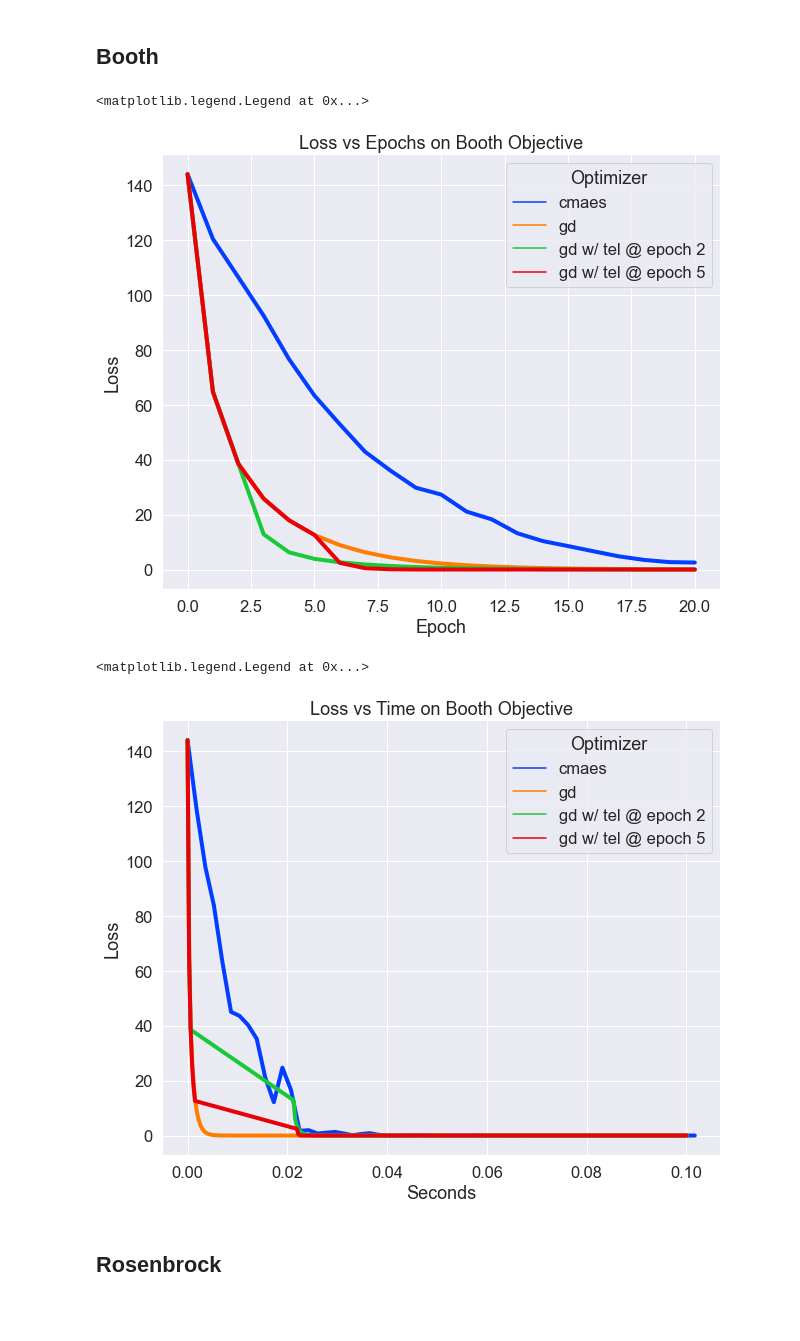
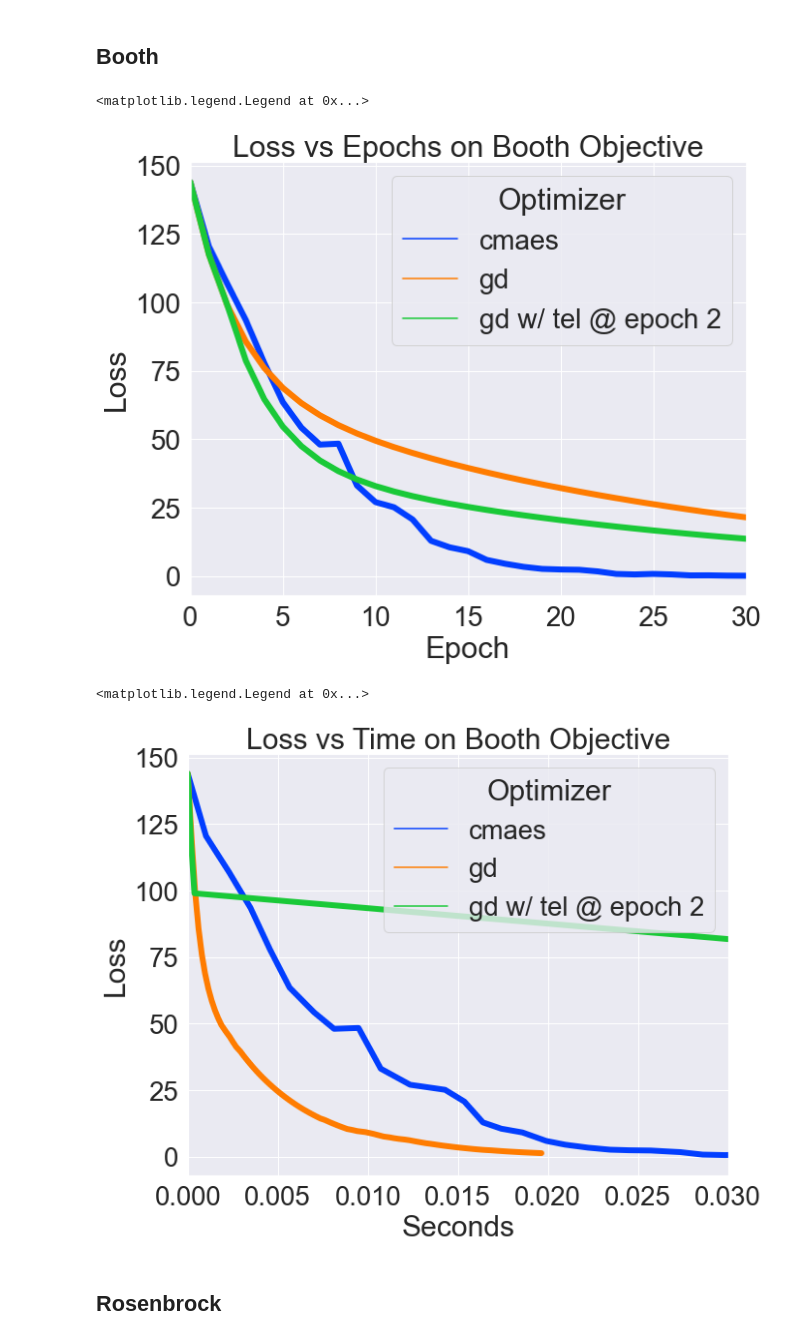
Before and after one commit to guyzam1r/optimization-research, a Jupyter notebook: experiments.ipynb, the cells around one changed output. Saved outputs shown, nothing was run; the diff lists cells and outputs as text; code cells hidden in the pictures; blank space fills up the shorter version.

```diff
--- a/experiments.ipynb
+++ b/experiments.ipynb
@@ -30,11 +29,12 @@ elli_time = run(obj, opts, secs, x_init, labels, changes, ts, use_time=True, ver
 # %%
-sns.set_theme(font_scale=1.5, style="darkgrid", palette="bright")
+sns.set_theme(font_scale=2.5, style="darkgrid", palette="bright")
 plt.figure(figsize=(10,8))
 
-fig = sns.lineplot(data=elli_epochs, x="epoch", y="loss", hue="label", linewidth=4)
+fig = sns.lineplot(data=elli, x="epoch", y="loss", hue="label", linewidth=6)
 
 fig.set_title("Loss vs Epochs on Ellipsoid Objective")
 fig.set(xlabel="Epoch", ylabel="Loss")
+fig.set(xlim=(0, 20))
 fig.legend(title="Optimizer")
 # %% [output]
 <matplotlib.legend.Legend at 0x...>
@@ -42,11 +42,12 @@ fig.legend(title="Optimizer")
 # %%
-sns.set_theme(font_scale=1.5, style="darkgrid", palette="bright")
+sns.set_theme(font_scale=2.5, style="darkgrid", palette="bright")
 plt.figure(figsize=(10,8))
 
-fig = sns.lineplot(data=elli_time, x="time", y="loss", hue="label", linewidth=4)
+fig = sns.lineplot(data=elli, x="time", y="loss", hue="label", linewidth=6)
 
 fig.set_title("Loss vs Time on Ellipsoid Objective")
 fig.set(xlabel="Seconds", ylabel="Loss")
+fig.set(xlim=(0, 0.015))
 fig.legend(title="Optimizer")
 # %% [output]
 <matplotlib.legend.Legend at 0x...>
@@ -55,41 +56,41 @@ fig.legend(title="Optimizer")
 ## Booth
 # %%
 obj = booth
-opts = ["cmaes", "gd", "gd","gd"]
-epochs = 20
-secs = 0.1
+opts = ["cmaes", "gd", "gd"]
+epochs = 100
 x_init = torch.tensor([5.0,-5.0],requires_grad=True)
-labels = ["cmaes", "gd", "gd w/ tel @ epoch 2","gd w/ tel @ epoch 5"]
-changes = [[["cmaes","s",0.5]],[["gd","lr",0.08]],[["gd","lr",0.08]],[["gd","lr",0.08]]]
-ts = [[],[],[2],[5]]
-mrs = [100,1,10,10]
+labels = ["cmaes", "gd", "gd w/ tel @ epoch 2"]
+changes = [[["cmaes","s",0.5]],[["gd","lr",0.01]],[["gd","lr",0.01]]]
+ts = [[],[],[2]]
+mrs = [50,1,10]
 
-booth_epochs = run(obj, opts, epochs, x_init, labels, changes, ts, use_time=False, multiruns=mrs, verbose=0)
-booth_time = run(obj, opts, secs, x_init, labels, changes, ts, use_time=True, verbose=0)
+bth = run(obj, opts, epochs, x_init, labels, changes, ts, multiruns=mrs, verbose=0)
 # %%
-sns.set_theme(font_scale=1.5, style="darkgrid", palette="bright")
+sns.set_theme(font_scale=2.5, style="darkgrid", palette="bright")
 plt.figure(figsize=(10,8))
 
-fig = sns.lineplot(data=booth_epochs, x="epoch", y="loss", hue="label", linewidth=4)
+fig = sns.lineplot(data=bth, x="epoch", y="loss", hue="label", linewidth=6)
 
 fig.set_title("Loss vs Epochs on Booth Objective")
 fig.set(xlabel="Epoch", ylabel="Loss")
+fig.set(xlim=(0, 30))
 fig.legend(title="Optimizer")
 # %% [output]
 <matplotlib.legend.Legend at 0x...>
-[figure, old version]
+[figure, new version]
 # %%
-sns.set_theme(font_scale=1.5, style="darkgrid", palette="bright")
+sns.set_theme(font_scale=2.5, style="darkgrid", palette="bright")
 plt.figure(figsize=(10,8))
 
-fig = sns.lineplot(data=booth_time, x="time", y="loss", hue="label", linewidth=4)
+fig = sns.lineplot(data=bth, x="time", y="loss", hue="label", linewidth=6)
 
 fig.set_title("Loss vs Time on Booth Objective")
 fig.set(xlabel="Seconds", ylabel="Loss")
+fig.set(xlim=(0, 0.03))
 fig.legend(title="Optimizer")
 # %% [output]
 <matplotlib.legend.Legend at 0x...>
-[figure, old version]
+[figure, new version]
 # %% [markdown]
 ## Rosenbrock
 # %%
```
Also changed, not shown: parts of 18 cells of this notebook, 3 other files.
